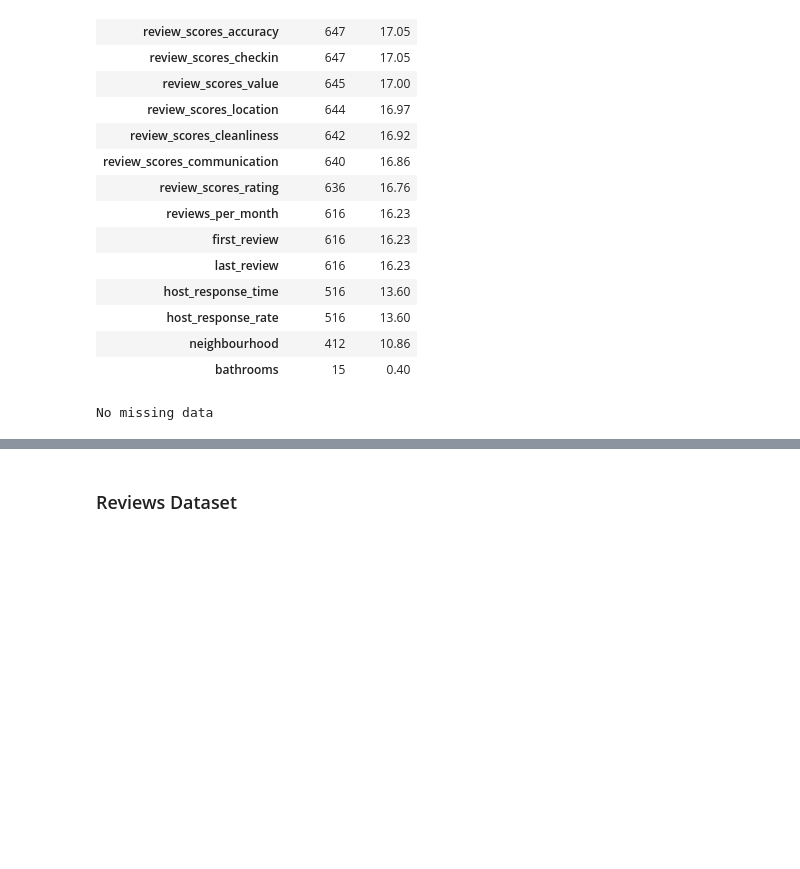
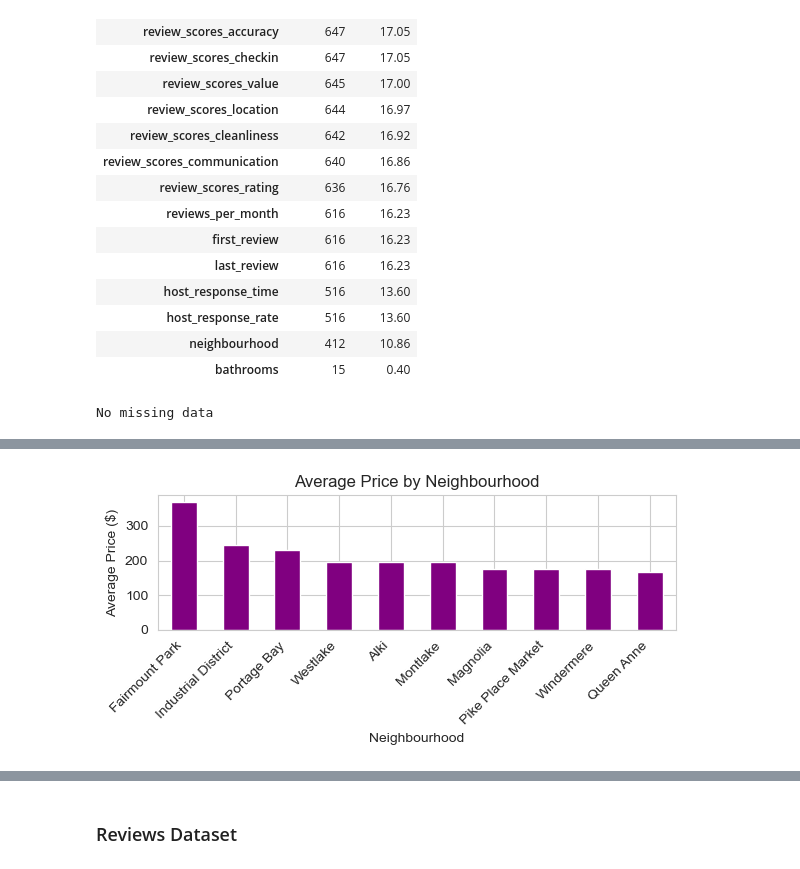
Before and after one commit to mafda/seattle_airbnb_data_analysis, a Jupyter notebook: src/seattle_airbnb_data_analysis.ipynb, the cells around one changed output, grey strips where cells are left out. Cells and saved outputs as stored; diff of their text form; code cells hidden in the pictures; blank space fills up the shorter version.

```diff
--- a/src/seattle_airbnb_data_analysis.ipynb
+++ b/src/seattle_airbnb_data_analysis.ipynb
@@ -529,0 +563,14 @@ No missing data
+# %%
+# Average Price by Neighbourhood
+avg_price_by_neighbourhood = listings_filtered.groupby('neighbourhood')['price'].mean().sort_values(ascending=False).head(10)
+
+plt.figure(figsize=(6, 3))
+avg_price_by_neighbourhood.plot(kind='bar', color='purple')
+plt.title('Average Price by Neighbourhood')
+plt.xlabel('Neighbourhood')
+plt.ylabel('Average Price ($)')
+plt.xticks(rotation=45, ha='right')
+plt.tight_layout()
+plt.show()
+# %% [output]
+[figure, added]
```
Also changed, not shown: parts of 24 cells of this notebook.
